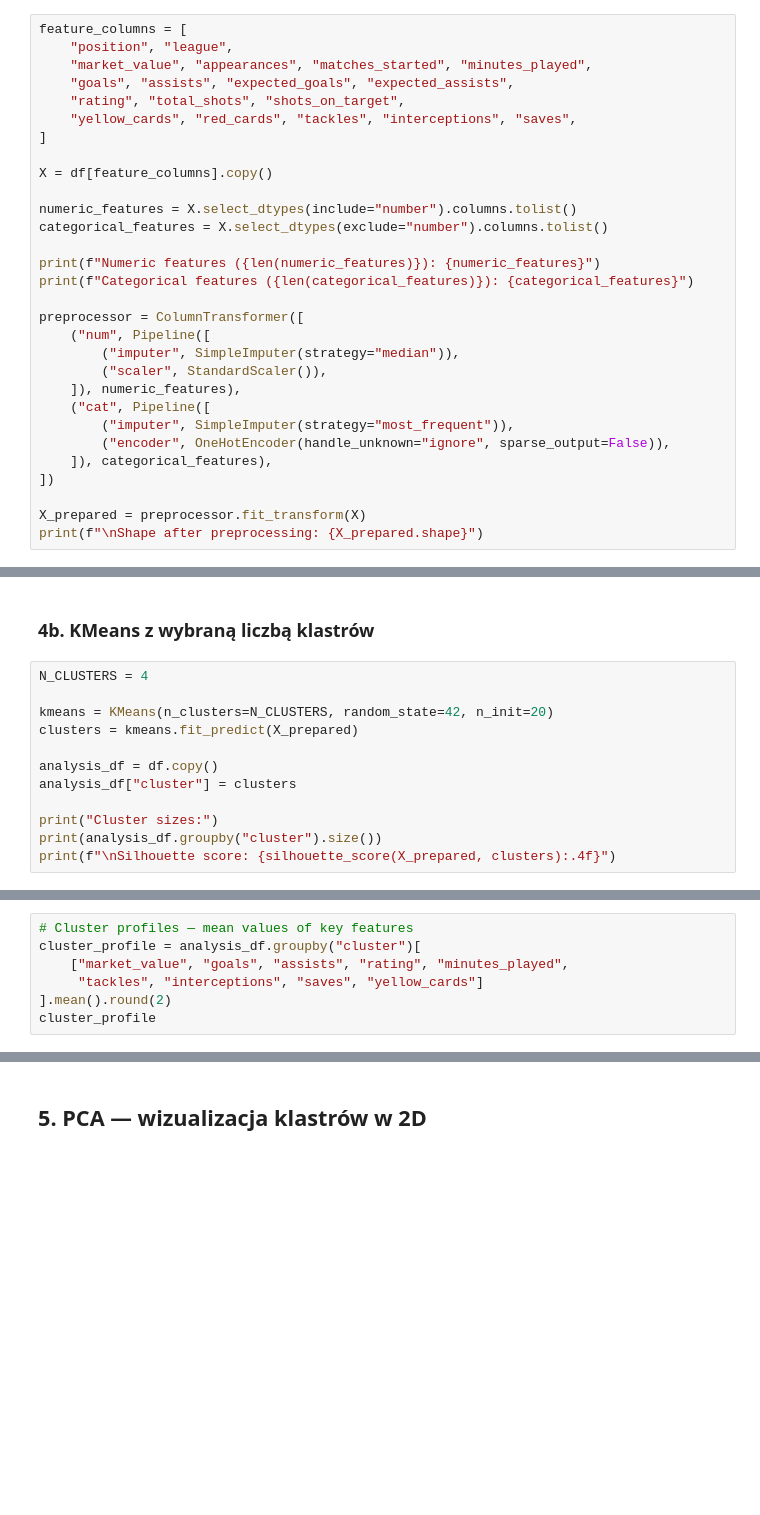
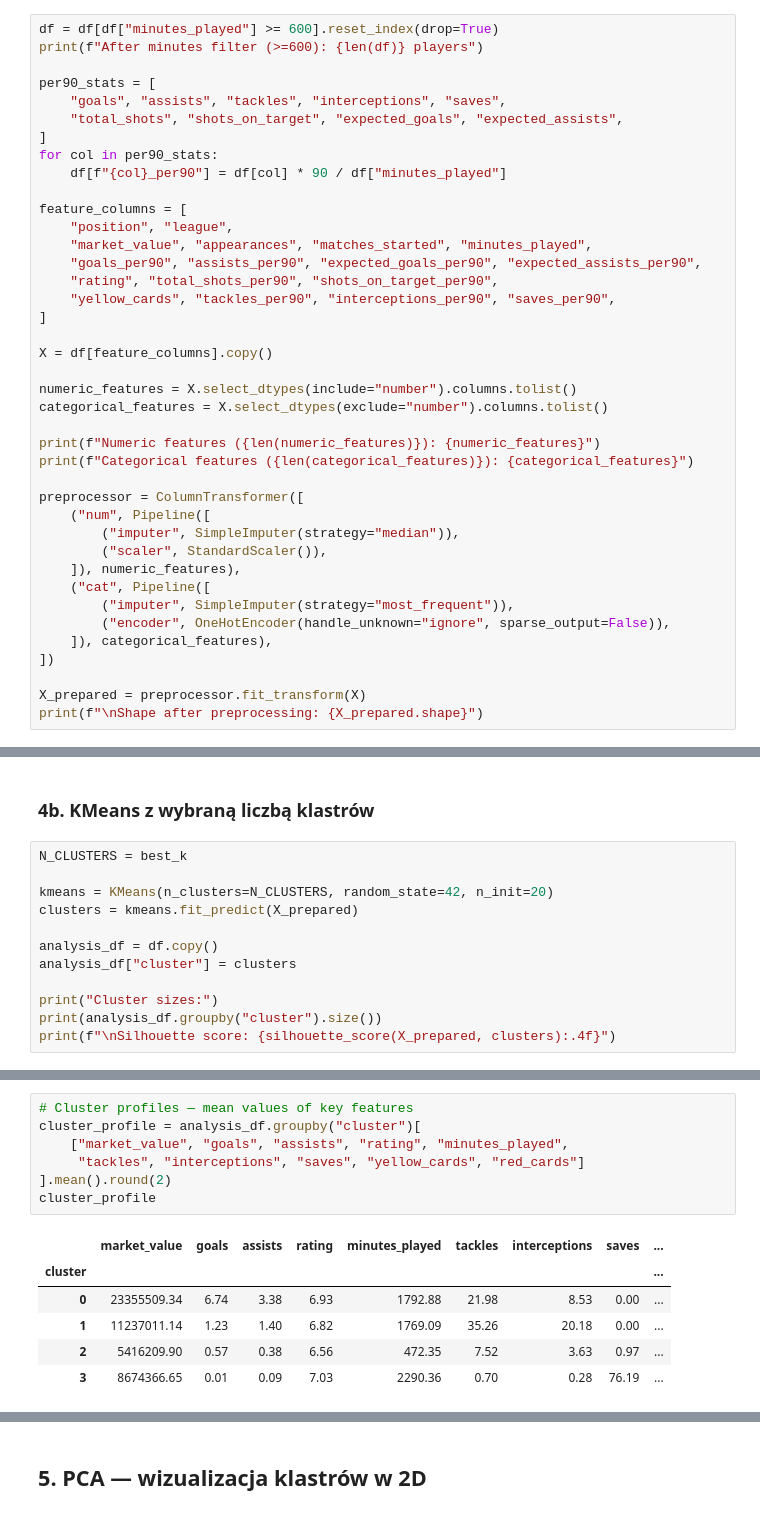
Before and after one commit to wojciechbukala/FootballPlayersAnalysis, a Jupyter notebook: notebook_eda_clustering.ipynb, the cells around one changed output, grey strips where cells are left out. Drawn from its saved outputs; the diff is of its cells as text; blank space fills up the shorter version.

Commit message:
calculate stats per 90 min

```diff
--- a/notebook_eda_clustering.ipynb
+++ b/notebook_eda_clustering.ipynb
@@ -158,12 +158,22 @@ plt.show()
 
 Wybieramy cechy numeryczne i kategoryczne istotne dla klasteryzacji. Budujemy pipeline z imputacją, skalowaniem i kodowaniem.
 # %%
+df = df[df["minutes_played"] >= 600].reset_index(drop=True)
+print(f"After minutes filter (>=600): {len(df)} players")
+
+per90_stats = [
+    "goals", "assists", "tackles", "interceptions", "saves",
+    "total_shots", "shots_on_target", "expected_goals", "expected_assists",
+]
+for col in per90_stats:
+    df[f"{col}_per90"] = df[col] * 90 / df["minutes_played"]
+
 feature_columns = [
     "position", "league",
     "market_value", "appearances", "matches_started", "minutes_played",
-    "goals", "assists", "expected_goals", "expected_assists",
-    "rating", "total_shots", "shots_on_target",
-    "yellow_cards", "red_cards", "tackles", "interceptions", "saves",
+    "goals_per90", "assists_per90", "expected_goals_per90", "expected_assists_per90",
+    "rating", "total_shots_per90", "shots_on_target_per90",
+    "yellow_cards", "tackles_per90", "interceptions_per90", "saves_per90",
 ]
 
 X = df[feature_columns].copy()
@@ -230,7 +235,7 @@ Best k by silhouette: 4 (score=0.2941)
 # %% [markdown]
 ### 4b. KMeans z wybraną liczbą klastrów
 # %%
-N_CLUSTERS = 4
+N_CLUSTERS = best_k
 
 kmeans = KMeans(n_clusters=N_CLUSTERS, random_state=42, n_init=20)
 clusters = kmeans.fit_predict(X_prepared)
@@ -254,10 +249,17 @@ Silhouette score: 0.2941
 # %%
 # Cluster profiles — mean values of key features
 cluster_profile = analysis_df.groupby("cluster")[
     ["market_value", "goals", "assists", "rating", "minutes_played",
-     "tackles", "interceptions", "saves", "yellow_cards"]
+     "tackles", "interceptions", "saves", "yellow_cards", "red_cards"]
 ].mean().round(2)
 cluster_profile
+# %% [output]
+|  | market_value | goals | assists | rating | minutes_played | tackles | interceptions | saves | ... |
+| cluster |  |  |  |  |  |  |  |  | ... |
+| 0 | 23355509.34 | 6.74 | 3.38 | 6.93 | 1792.88 | 21.98 | 8.53 | 0.00 | ... |
+| 1 | 11237011.14 | 1.23 | 1.40 | 6.82 | 1769.09 | 35.26 | 20.18 | 0.00 | ... |
+| 2 | 5416209.90 | 0.57 | 0.38 | 6.56 | 472.35 | 7.52 | 3.63 | 0.97 | ... |
+| 3 | 8674366.65 | 0.01 | 0.09 | 7.03 | 2290.36 | 0.70 | 0.28 | 76.19 | ... |
 # %%
 # Position distribution per cluster
 pd.crosstab(analysis_df["cluster"], analysis_df["position"], normalize="index").round(3)
```
Also changed, not shown: parts of 6 cells of this notebook.
